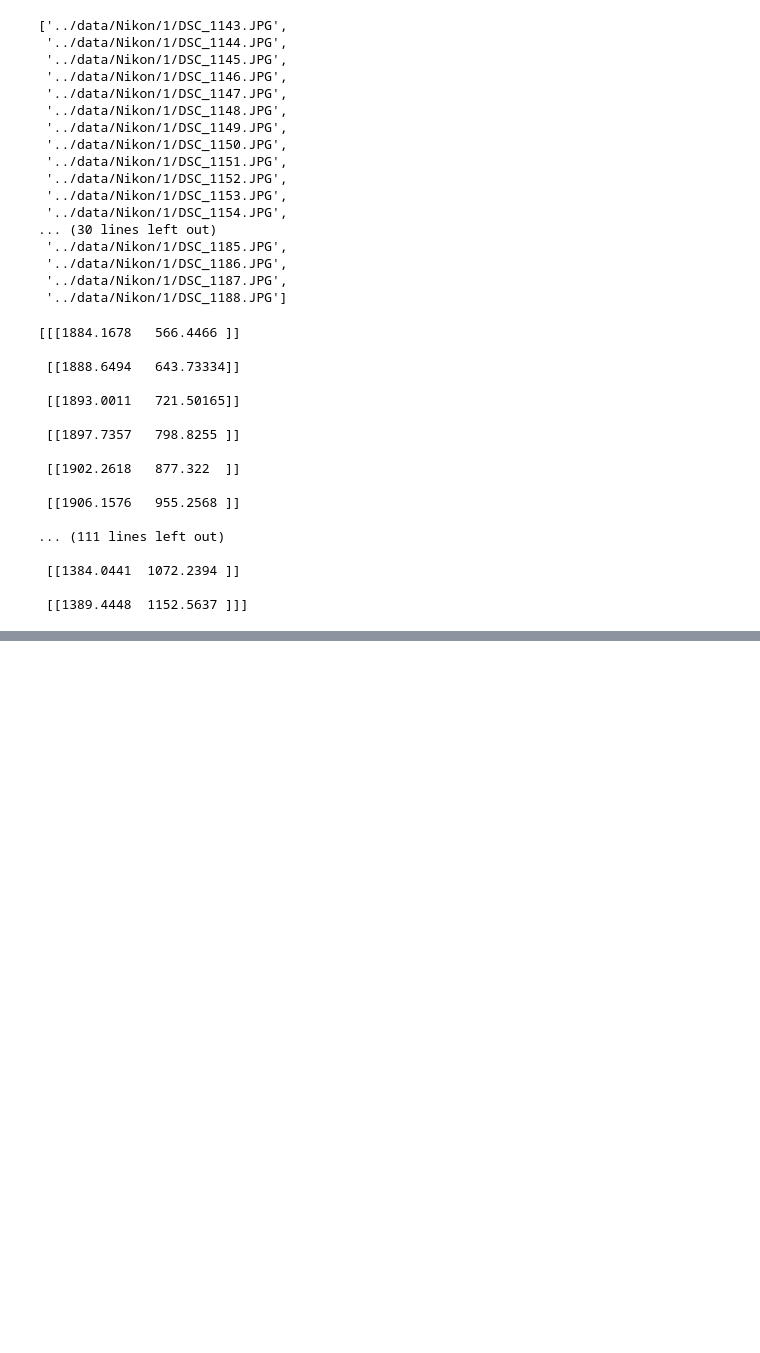
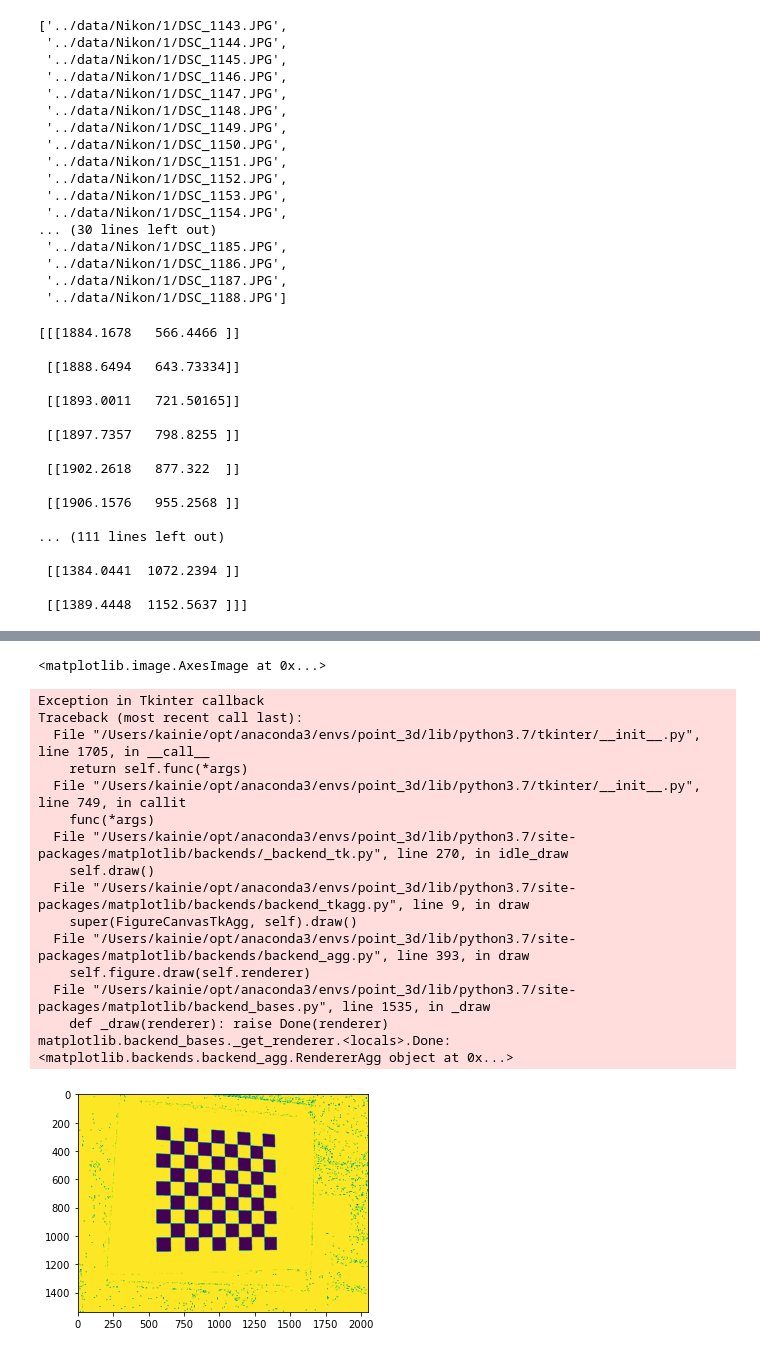
Before and after one commit to niekai1982/3D_Camera, a Jupyter notebook: camera_clibrate.ipynb, the cells around one changed output, grey strips where cells are left out. Drawn from its saved outputs; the diff is of its cells as text; code cells hidden in the pictures; blank space fills up the shorter version.

```diff
--- a/camera_clibrate.ipynb
+++ b/camera_clibrate.ipynb
@@ -125,0 +115,50 @@ imgpoints
+# %%
+def RemovePrinted_AddProjectBoard(projector_all_on, projector_all_off, board_image_print_and_project):
+    albedo = np.empty_like(projector_all_on)
+    out = np.empty_like(projector_all_on)
+    all_on = projector_all_on.copy()
+    all_off = projector_all_off.copy()
+    combo = board_image_print_and_project.copy()
+
+    rows, cols = projector_all_on.shape
+    for yRow in range(rows):
+        for xCol in range(cols):
+            val_all_off = all_off[yRow, xCol]
+            val_all_on = all_on[yRow, xCol]
+            val_albedo = (val_all_on + val_all_off) / 2
+            albedo[yRow, xCol] = val_albedo
+    for yRow in range(rows):
+        for xCol in range(cols):
+            val_coded = combo[yRow, xCol]
+            val_albedo = albedo[yRow, xCol]
+            if val_coded > val_albedo or np.abs(val_coded-val_albedo) < 5:
+                out[yRow, xCol] = 255
+            else:
+                out[yRow, xCol] = 0
+    return out
+# %%
+projector_all_on = cv2.imread(pattern_set[0], 0)
+projector_all_off = cv2.imread(pattern_set[1], 0)
+board_image_print_and_project = cv2.imread(pattern_set[2], 0)
+# %%
+out = RemovePrinted_AddProjectBoard(projector_all_on, projector_all_off, board_image_print_and_project)
+# %%
+plt.imshow(out)
+# %% [output]
+<matplotlib.image.AxesImage at 0x...>
+Exception in Tkinter callback
+Traceback (most recent call last):
+  File "/Users/kainie/opt/anaconda3/envs/point_3d/lib/python3.7/tkinter/__init__.py", line 1705, in __call__
+    return self.func(*args)
+  File "/Users/kainie/opt/anaconda3/envs/point_3d/lib/python3.7/tkinter/__init__.py", line 749, in callit
+    func(*args)
+  File "/Users/kainie/opt/anaconda3/envs/point_3d/lib/python3.7/site-packages/matplotlib/backends/_backend_tk.py", line 270, in idle_draw
+    self.draw()
+  File "/Users/kainie/opt/anaconda3/envs/point_3d/lib/python3.7/site-packages/matplotlib/backends/backend_tkagg.py", line 9, in draw
+    super(FigureCanvasTkAgg, self).draw()
+  File "/Users/kainie/opt/anaconda3/envs/point_3d/lib/python3.7/site-packages/matplotlib/backends/backend_agg.py", line 393, in draw
+    self.figure.draw(self.renderer)
+  File "/Users/kainie/opt/anaconda3/envs/point_3d/lib/python3.7/site-packages/matplotlib/backend_bases.py", line 1535, in _draw
+    def _draw(renderer): raise Done(renderer)
+matplotlib.backend_bases._get_renderer.<locals>.Done: <matplotlib.backends.backend_agg.RendererAgg object at 0x...>
+[figure, added]
```
Also changed, not shown: parts of 10 cells of this notebook, 14 other files.
